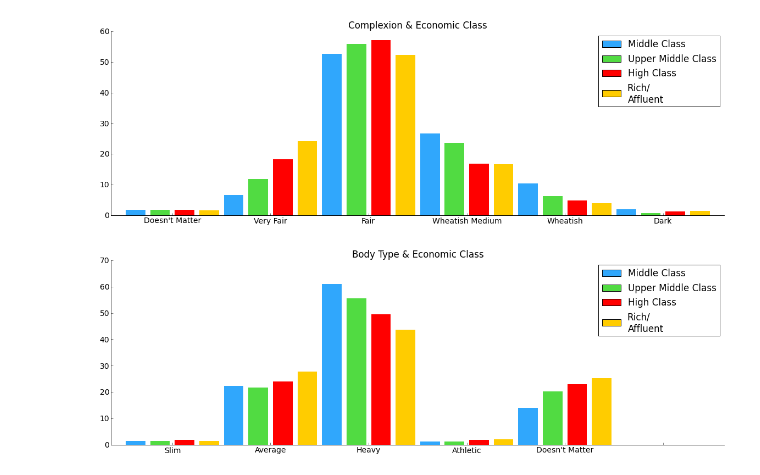
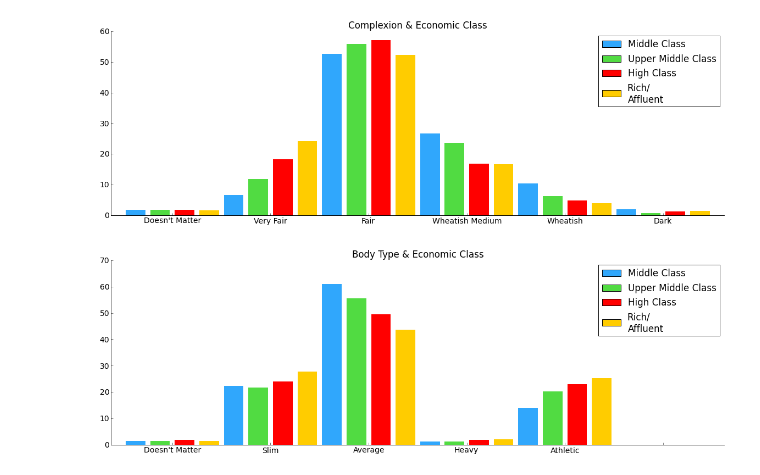
Before and after one commit to deadofied/ac299r, a Jupyter notebook: analysis_class.ipynb, the cells around one changed output. Drawn from its saved outputs; the diff is of its cells as text; code cells hidden in the pictures.

```diff
--- a/analysis_class.ipynb
+++ b/analysis_class.ipynb
@@ -439,27 +439,27 @@ remove_border()
 # %%
 y0 = np.bincount(profiles['body1'][(profiles["status1"] == 1)].dropna().astype(int))
 i = np.nonzero(y0)[0]
 y0 = [100 * float(n) / float(sum(y0)) for n in y0]
 
 y1 = np.bincount(profiles['body1'][(profiles["status1"] == 2)].dropna().astype(int))
 y1 = [100 * float(n) / float(sum(y1)) for n in y1]
 
 y2 = np.bincount(profiles['body1'][(profiles["status1"] == 3)].dropna().astype(int))
 y2 = [100 * float(n) / float(sum(y2)) for n in y2]
 
 y3 = np.bincount(profiles['body1'][(profiles["status1"] == 4)].dropna().astype(int))
 y3 = [100 * float(n) / float(sum(y3)) for n in y3]
 
 one = plt.bar([1, 5, 9, 13, 17], height=y0, align='center', color='#30A7FC')
 two = plt.bar([2, 6, 10, 14, 18], height=y1, align='center', color='#51DB42')
 three = plt.bar([3, 7, 11, 15, 19], height=y2, align='center', color='r')
 four = plt.bar([4, 8, 12, 16, 20], height=y3, align='center', color='#FFCC00')
 
 
 plt.title("Body Type & Economic Class")
 ax = plt.gca()
 ax.legend( (one[0], two[0], three[0], four[0]), ('Middle Class', 'Upper Middle Class', 'High Class', 'Rich/\nAffluent'))
-xticks_locs, xticks_labels = plt.xticks([2.5, 6.5, 10.5, 14.5, 18.5, 22.5], ["Slim", "Average", "Heavy", "Athletic", "Doesn't Matter"])
+xticks_locs, xticks_labels = plt.xticks([2.5, 6.5, 10.5, 14.5, 18.5, 22.5], ["Doesn't Matter", "Slim", "Average", "Heavy", "Athletic"])
 remove_border()
 # %% [output]
-[figure, old version]
+[figure, new version]
```
Also changed, not shown: 4 other files.
